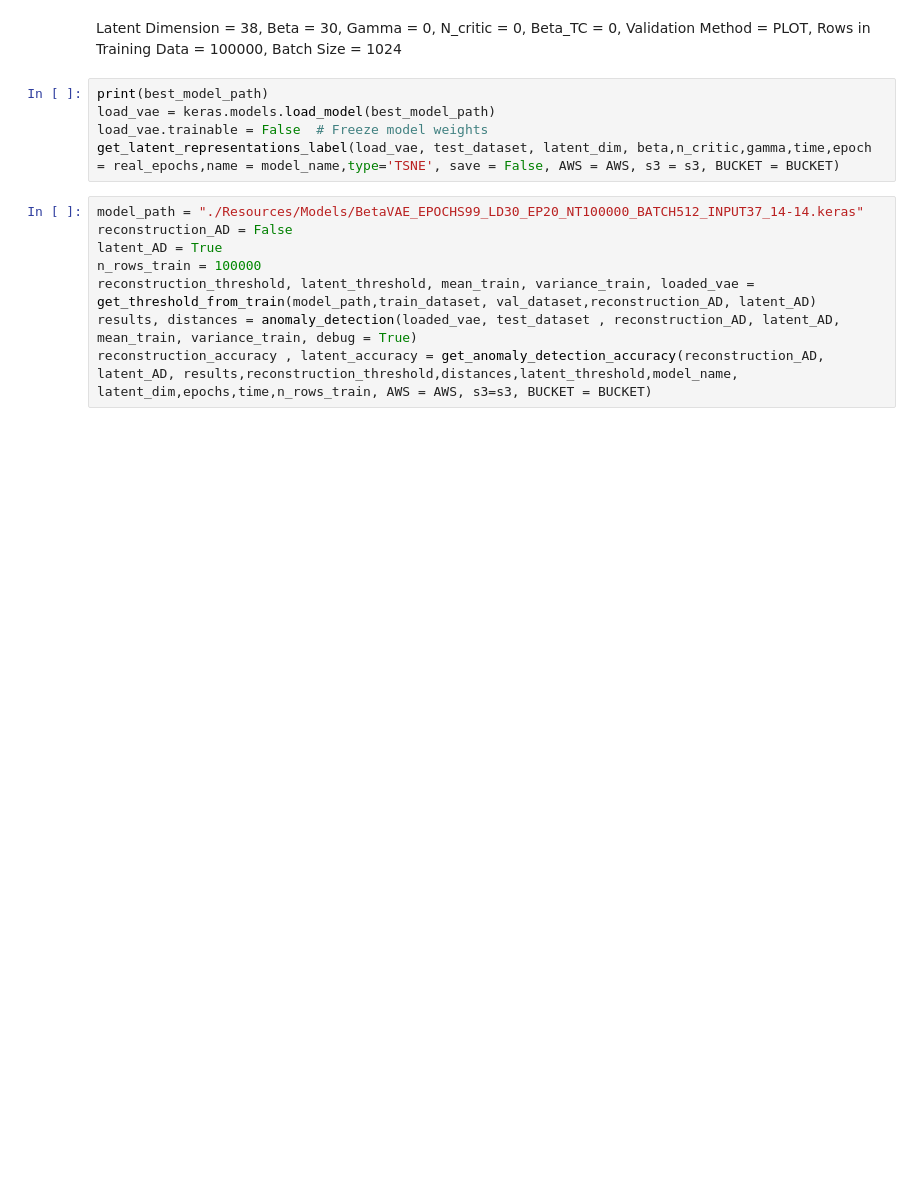
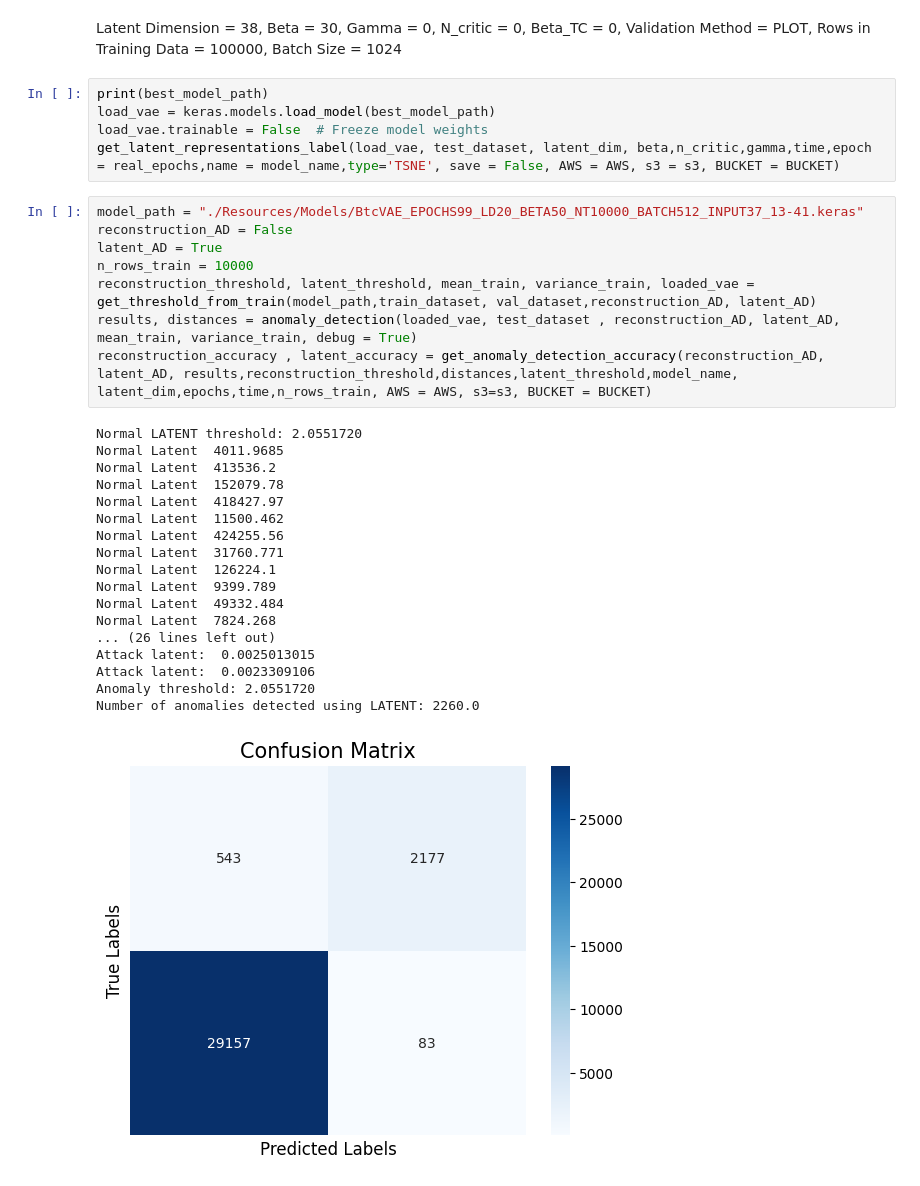
Before and after one commit to Samin765/Edge-Deployable-Unsupervised-IDS-for-CAN, a Jupyter notebook: VAE_multiple_samples_.ipynb, the cells around one changed output. Drawn from its saved outputs; the diff is of its cells as text; blank space fills up the shorter version.

```diff
--- a/VAE_multiple_samples_.ipynb
+++ b/VAE_multiple_samples_.ipynb
@@ -1740,10 +1800,29 @@ load_vae = keras.models.load_model(best_model_path)
 load_vae.trainable = False  # Freeze model weights
 get_latent_representations_label(load_vae, test_dataset, latent_dim, beta,n_critic,gamma,time,epoch = real_epochs,name = model_name,type='TSNE', save = False, AWS = AWS, s3 = s3, BUCKET = BUCKET)
 # %%
-model_path = "./Resources/Models/BetaVAE_EPOCHS99_LD30_EP20_NT100000_BATCH512_INPUT37_14-14.keras"
+model_path = "./Resources/Models/BtcVAE_EPOCHS99_LD20_BETA50_NT10000_BATCH512_INPUT37_13-41.keras"
 reconstruction_AD = False
 latent_AD = True
-n_rows_train = 100000
+n_rows_train = 10000
 reconstruction_threshold, latent_threshold, mean_train, variance_train, loaded_vae = get_threshold_from_train(model_path,train_dataset, val_dataset,reconstruction_AD, latent_AD)
 results, distances = anomaly_detection(loaded_vae, test_dataset , reconstruction_AD, latent_AD, mean_train, variance_train, debug = True)
 reconstruction_accuracy , latent_accuracy = get_anomaly_detection_accuracy(reconstruction_AD, latent_AD, results,reconstruction_threshold,distances,latent_threshold,model_name, latent_dim,epochs,time,n_rows_train, AWS = AWS, s3=s3, BUCKET = BUCKET)
+# %% [output]
+Normal LATENT threshold: 2.0551720
+Normal Latent  4011.9685
+Normal Latent  413536.2
+Normal Latent  152079.78
+Normal Latent  418427.97
+Normal Latent  11500.462
+Normal Latent  424255.56
+Normal Latent  31760.771
+Normal Latent  126224.1
+Normal Latent  9399.789
+Normal Latent  49332.484
+Normal Latent  7824.268
+... (26 lines left out)
+Attack latent:  0.0025013015
+Attack latent:  0.0023309106
+Anomaly threshold: 2.0551720
+Number of anomalies detected using LATENT: 2260.0
+[figure, added]
```
Also changed, not shown: parts of 3 cells of this notebook, 3 other files.
